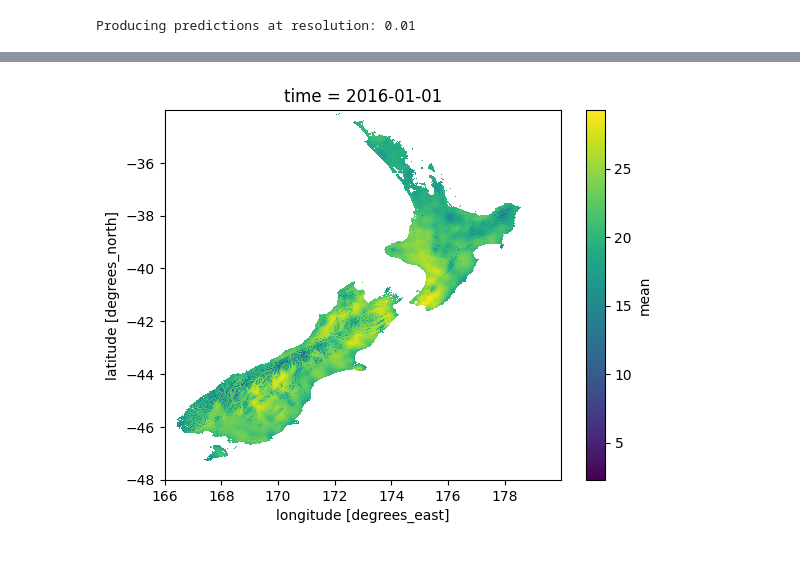
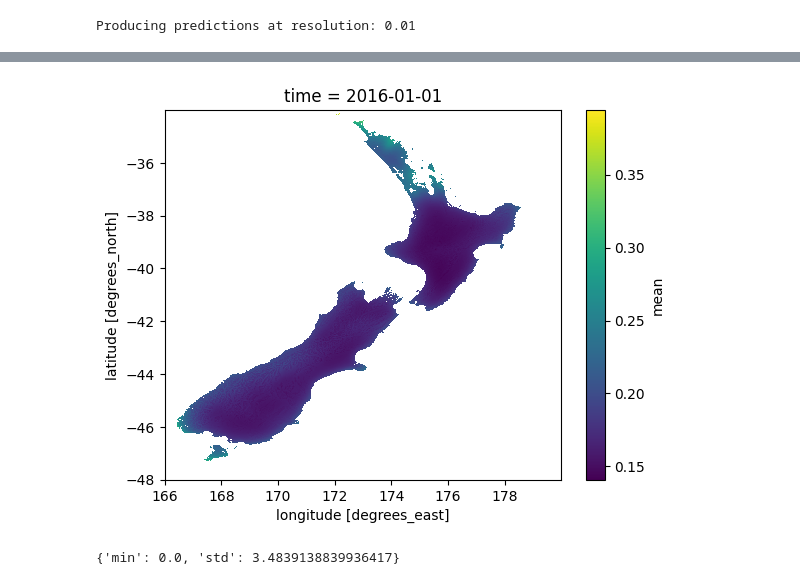
Before and after one commit to oriordanemily/deepsensorNZ, a Jupyter notebook: experiments/deepsensor/emily_dev_local/validation.ipynb, the cells around one changed output, grey strips where cells are left out. Saved outputs shown, nothing was run; the diff lists cells and outputs as text; code cells hidden in the pictures.

```diff
--- a/experiments/deepsensor/emily_dev_local/validation.ipynb
+++ b/experiments/deepsensor/emily_dev_local/validation.ipynb
@@ -24,10 +31,6 @@ validate = ValidateV2(model_path,
 # %% [output]
 Producing predictions at resolution: 0.01
 # %%
-# time = [datetime(2010, 1, 1, i) for i in range(24)]
-# once the other notebook has finished loading val_tasks, check what dates the val_tasks are.
-# every 10 hours?
-
 date_range = pd.date_range(start=datetime(2016, 1, 1, 0), end=datetime(2016, 2, 1, 0), freq='H')
 time = date_range[:24]
 time = [date.to_pydatetime() for date in time]
@@ -35,7 +38,7 @@ time = [date.to_pydatetime() for date in time]
 remove_stations_list = [
     "TAUPO AWS",
     "CHRISTCHURCH AERO",
-    "KAITAIA AERO",
+    # "KAITAIA AERO",
     "MT COOK EWS",
     "AUCKLAND AERO",
     "ALEXANDRA AWS",
@@ -66,11 +84,16 @@ Pre-processing station data
 # %%
 for i in range(1):
     fig, ax = plt.subplots()
-    ds = pred['dry_bulb']['mean']
+    ds = pred[f'{var}_station']['mean']
     ds.isel(time=i).plot(ax=ax,
                          vmax=ds.max(skipna=True),
                          vmin=ds.min(skipna=True))
 # %% [output]
-[figure, old version]
+[figure, new version]
 # %%
 import xarray as xr
+# %%
+denorm_params = validate.data_processor.config[f'{var}_station']['params']
+denorm_params
+# %% [output]
+{'min': 0.0, 'std': 3.4839138839936417}
```
Also changed, not shown: parts of 17 cells of this notebook, 3 other files.
